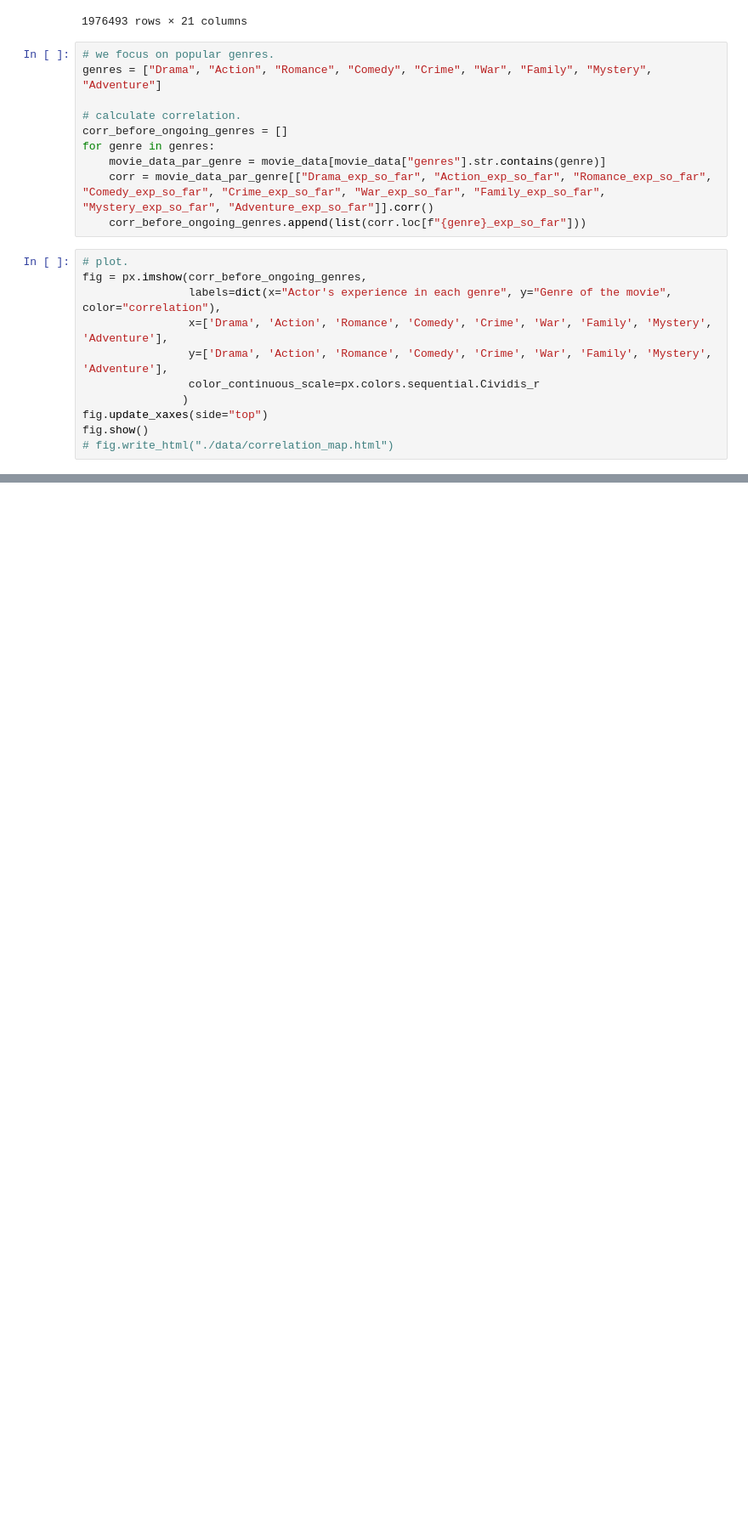
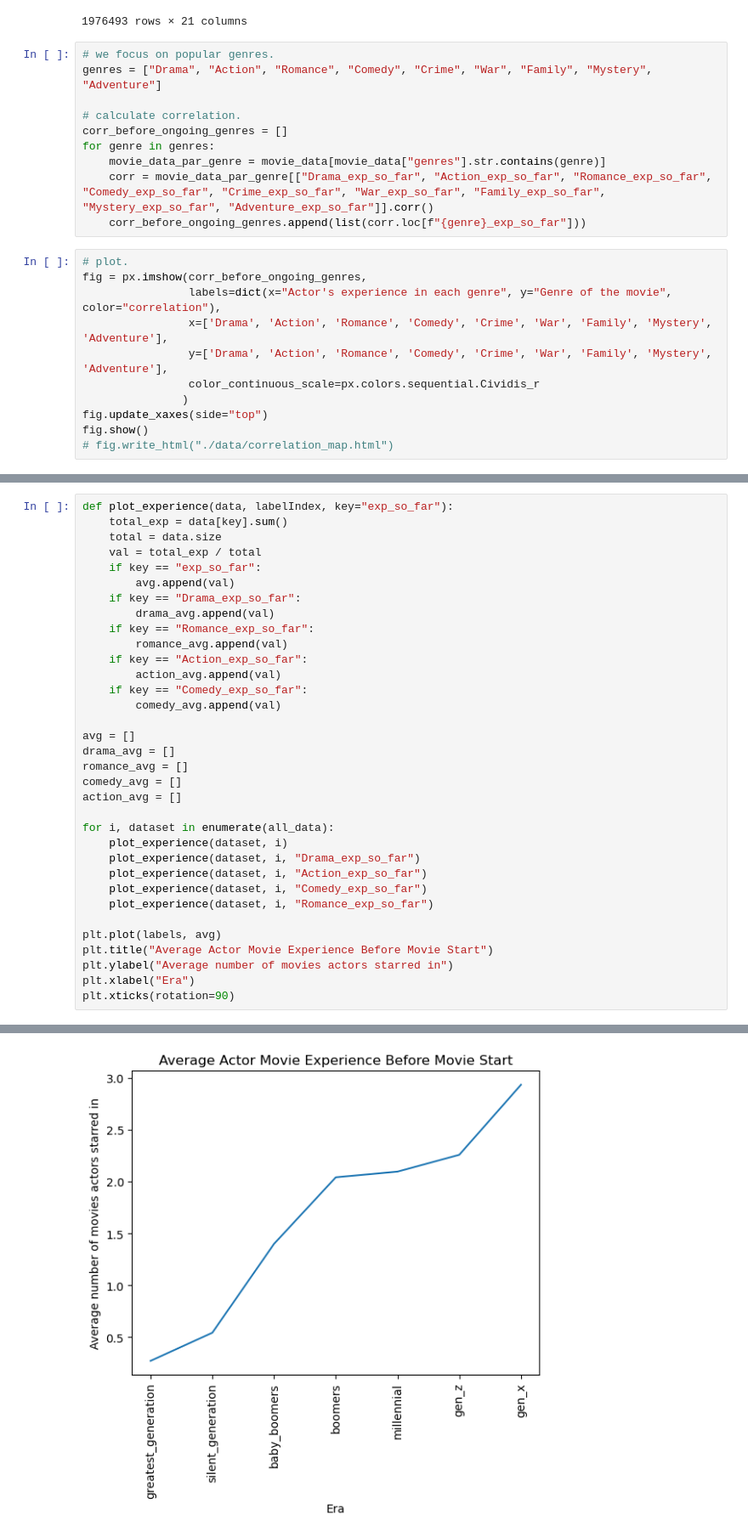
Before and after one commit to epfl-ada/ada-2022-project-jash, a Jupyter notebook: submission.ipynb, the cells around one changed output, grey strips where cells are left out. Shown at 85% size. Saved outputs shown, nothing was run; the diff lists cells and outputs as text; blank space fills up the shorter version.

```diff
--- a/submission.ipynb
+++ b/submission.ipynb
@@ -286,0 +386,35 @@ fig.show()
+# %%
+def plot_experience(data, labelIndex, key="exp_so_far"):
+    total_exp = data[key].sum()
+    total = data.size
+    val = total_exp / total
+    if key == "exp_so_far":
+        avg.append(val)
+    if key == "Drama_exp_so_far":
+        drama_avg.append(val)
+    if key == "Romance_exp_so_far":
+        romance_avg.append(val)
+    if key == "Action_exp_so_far":
+        action_avg.append(val)
+    if key == "Comedy_exp_so_far":
+        comedy_avg.append(val)
+
+avg = []
+drama_avg = []
+romance_avg = []
+comedy_avg = []
+action_avg = []
+
+for i, dataset in enumerate(all_data):
+    plot_experience(dataset, i)
+    plot_experience(dataset, i, "Drama_exp_so_far")
+    plot_experience(dataset, i, "Action_exp_so_far")
+    plot_experience(dataset, i, "Comedy_exp_so_far")
+    plot_experience(dataset, i, "Romance_exp_so_far")
+
+plt.plot(labels, avg)
+plt.title("Average Actor Movie Experience Before Movie Start")
+plt.ylabel("Average number of movies actors starred in")
+plt.xlabel("Era")
+plt.xticks(rotation=90)
+# %% [output]
@@ -286,0 +429 @@ fig.show()
+[figure, added]
```
Also changed, not shown: parts of 36 cells of this notebook.
